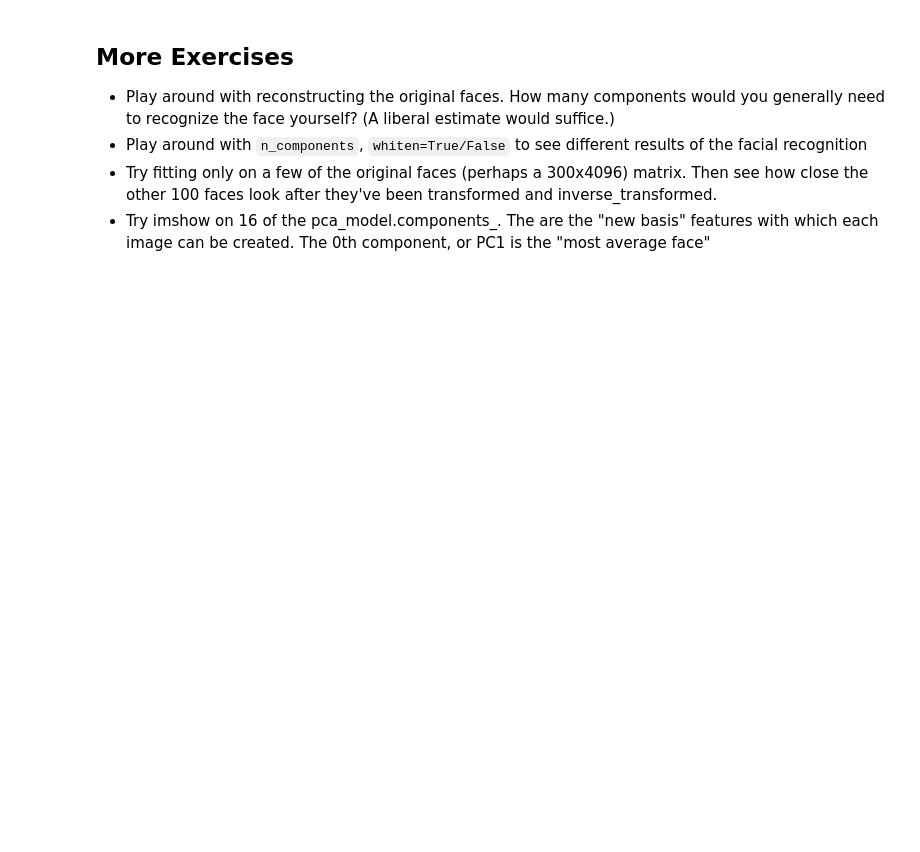
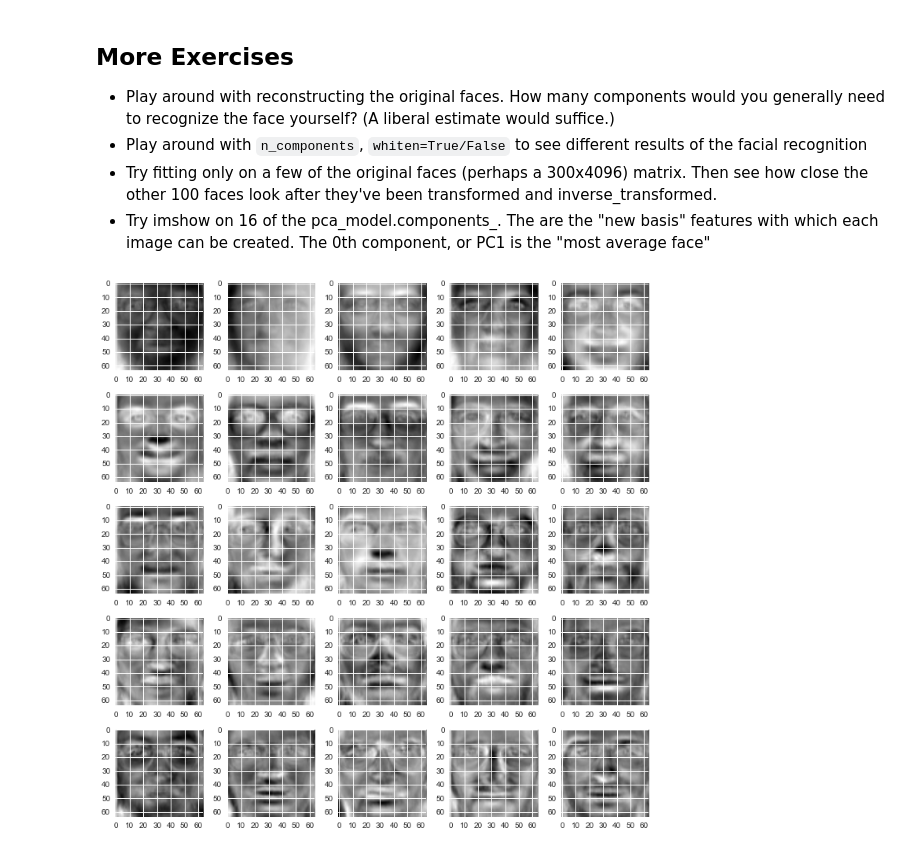
Before and after one commit to brianchandbound/ga-ds, a Jupyter notebook: 14_dimension/14_01_pca.ipynb, the cells around one changed output. Saved outputs shown, nothing was run; the diff lists cells and outputs as text; code cells hidden in the pictures; blank space fills up the shorter version.

```diff
--- a/14_dimension/14_01_pca.ipynb
+++ b/14_dimension/14_01_pca.ipynb
@@ -166,3 +283,12 @@ Look at about how many components at which the curve starts to flatten out. In m
 - Play around with `n_components`, `whiten=True/False` to see different results of the facial recognition
 - Try fitting only on a few of the original faces (perhaps a 300x4096) matrix. Then see how close the other 100 faces look after they've been transformed and inverse_transformed.
 - Try imshow on 16 of the pca_model.components\_. The are the "new basis" features with which each image can be created. The 0th component, or PC1 is the "most average face"
+# %%
+plt.figure(figsize=(10,10))
+
+for idx in range(25):
+    plt.subplot(5,5,idx+1)
+    plt.imshow(pca_model.components_[idx,:].reshape((64,64)),cmap=plt.cm.gray)
+plt.tight_layout()
+# %% [output]
+[figure, added]
```
Also changed, not shown: parts of 25 cells of this notebook, 1 other file.
